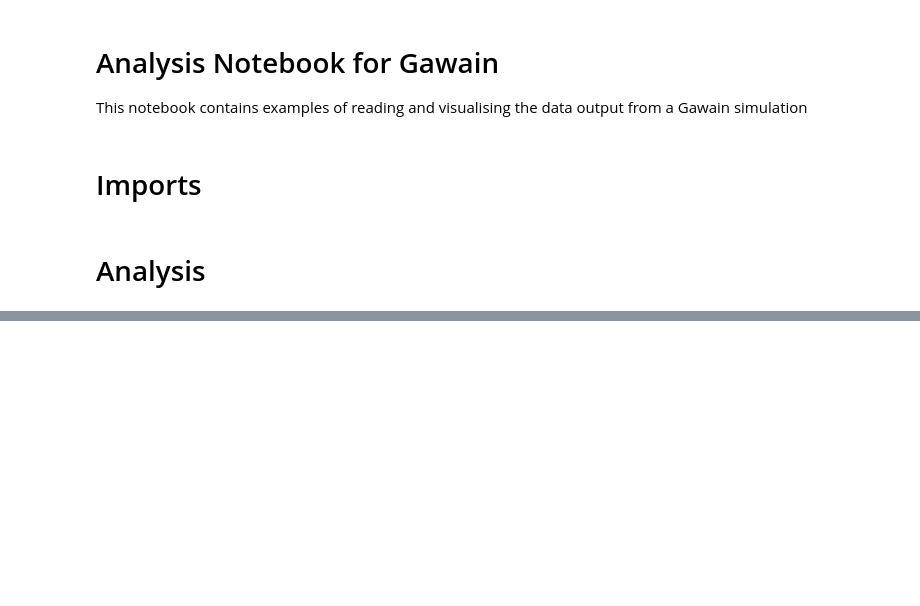
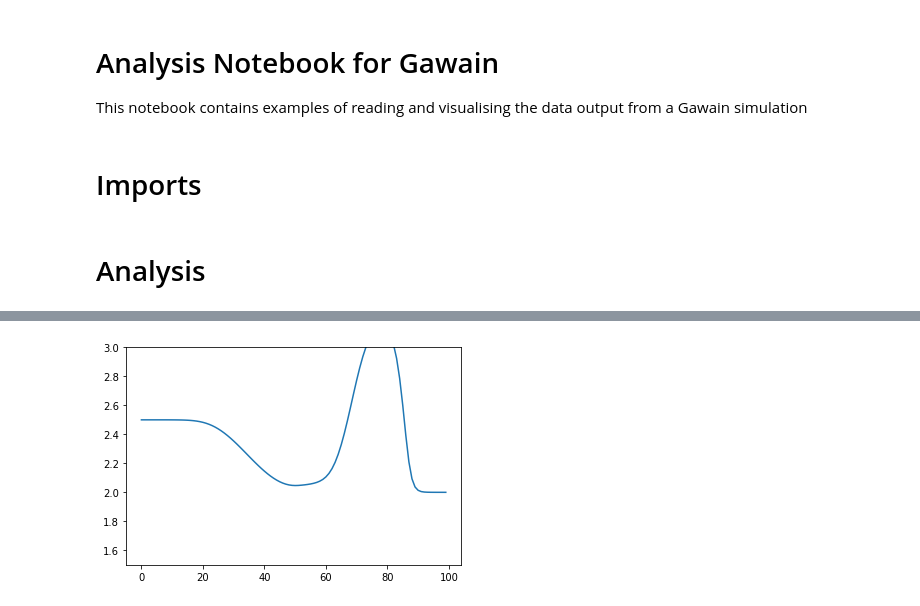
Before and after one commit to henrywatkins/gawain, a Jupyter notebook: output/example_analysis.ipynb, the cells around one changed output, grey strips where cells are left out. Cells and saved outputs as stored; diff of their text form; code cells hidden in the pictures; blank space fills up the shorter version.

```diff
--- a/output/example_analysis.ipynb
+++ b/output/example_analysis.ipynb
@@ -15,0 +22,6 @@ data.plot("density", timesteps=[0, 80])
+# %%
+den = data.get_data("density")
+en = data.get_data("energy")
+xmom = data.get_data("xmomentum")
+# %%
+int_en = (en - 0.5*xmom*xmom)/den
@@ -15,0 +32,6 @@ data.plot("density", timesteps=[0, 80])
+# %%
+plt.plot(int_en[80,:,0,0])
+plt.ylim(1.5,3.0)
+plt.show()
+# %% [output]
+[figure, added]
```
Also changed, not shown: parts of 13 cells of this notebook, 6 other files.
